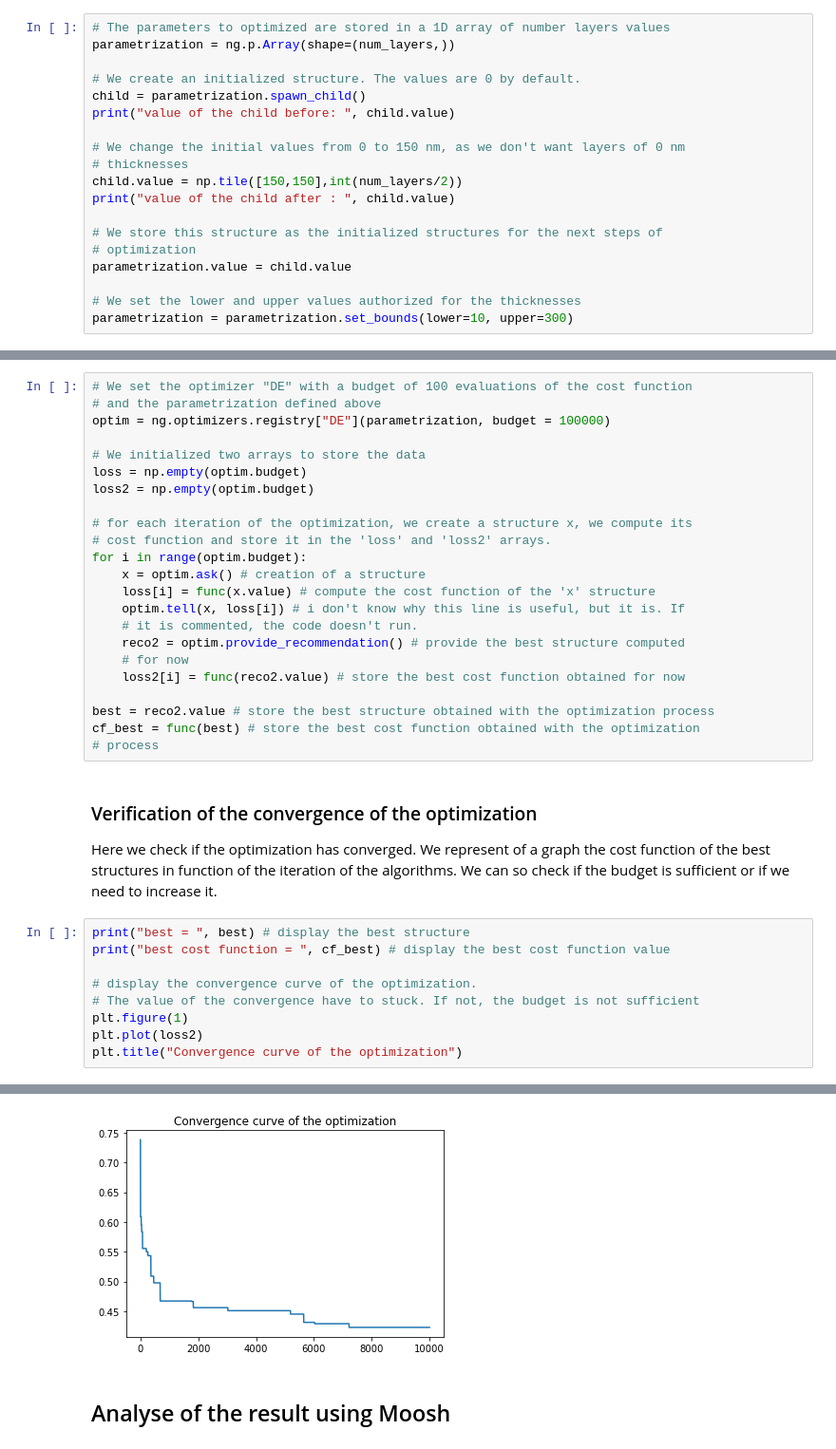
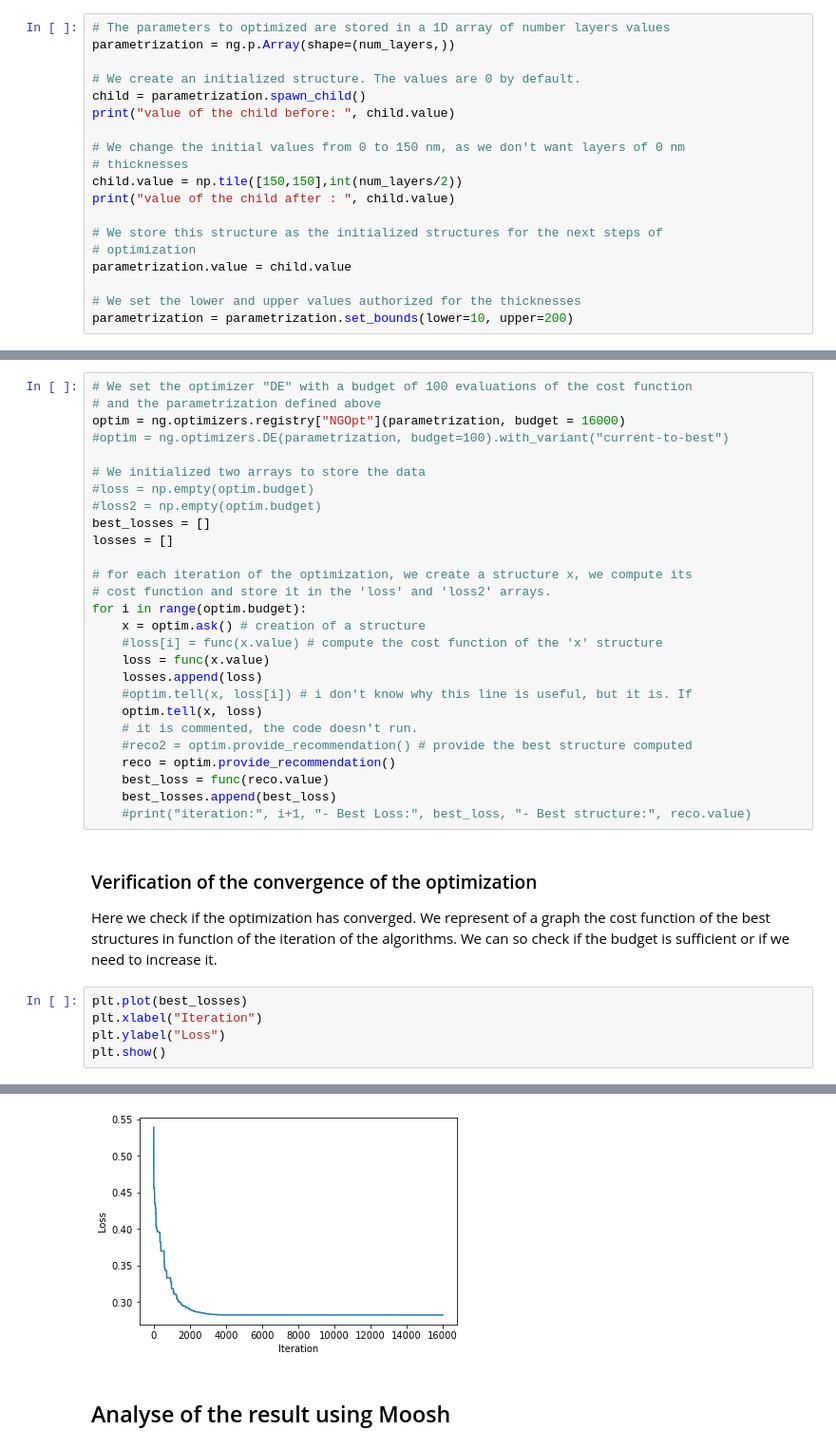
Before and after one commit to Ellawin/NeverPyMoosh, a Jupyter notebook: Chirped.ipynb, the cells around one changed output, grey strips where cells are left out. Shown at 95% size. Cells and saved outputs as stored; diff of their text form.

Commit message:
replace DE with NGOpt in Chirped Notebook

```diff
--- a/Chirped.ipynb
+++ b/Chirped.ipynb
@@ -46,7 +46,7 @@ print("value of the child after : ", child.value)
 parametrization.value = child.value
 
 # We set the lower and upper values authorized for the thicknesses
-parametrization = parametrization.set_bounds(lower=10, upper=300)
+parametrization = parametrization.set_bounds(lower=10, upper=200)
 # %% [output]
 value of the child before:  [0. 0. 0. 0. 0. 0. 0. 0. 0. 0. 0. 0. 0. 0. 0. 0. 0. 0. 0. 0. 0. 0. 0. 0.
  0. 0. 0. 0. 0. 0.]
@@ -65,37 +65,37 @@ It is in the loop that the optimization performs. The `ask()` function generates
 # %%
 # We set the optimizer "DE" with a budget of 100 evaluations of the cost function
 # and the parametrization defined above
-optim = ng.optimizers.registry["DE"](parametrization, budget = 100000)
+optim = ng.optimizers.registry["NGOpt"](parametrization, budget = 16000)
+#optim = ng.optimizers.DE(parametrization, budget=100).with_variant("current-to-best")
 
 # We initialized two arrays to store the data
-loss = np.empty(optim.budget)
-loss2 = np.empty(optim.budget)
+#loss = np.empty(optim.budget)
+#loss2 = np.empty(optim.budget)
+best_losses = []
+losses = []
 
 # for each iteration of the optimization, we create a structure x, we compute its
 # cost function and store it in the 'loss' and 'loss2' arrays.
 for i in range(optim.budget):
     x = optim.ask() # creation of a structure
-    loss[i] = func(x.value) # compute the cost function of the 'x' structure
-    optim.tell(x, loss[i]) # i don't know why this line is useful, but it is. If
+    #loss[i] = func(x.value) # compute the cost function of the 'x' structure
+    loss = func(x.value)
+    losses.append(loss)
+    #optim.tell(x, loss[i]) # i don't know why this line is useful, but it is. If
+    optim.tell(x, loss)
     # it is commented, the code doesn't run.
-    reco2 = optim.provide_recommendation() # provide the best structure computed
-    # for now
-    loss2[i] = func(reco2.value) # store the best cost function obtained for now
-
-best = reco2.value # store the best structure obtained with the optimization process
-cf_best = func(best) # store the best cost function obtained with the optimization
-# process
+    #reco2 = optim.provide_recommendation() # provide the best structure computed
+    reco = optim.provide_recommendation()
+    best_loss = func(reco.value)
+    best_losses.append(best_loss)
+    #print("iteration:", i+1, "- Best Loss:", best_loss, "- Best structure:", reco.value)
 # %% [markdown]
 ### Verification of the convergence of the optimization
 
 Here we check if the optimization has converged. We represent of a graph the cost function of the best structures in function of the iteration of the algorithms. We can so check if the budget is sufficient or if we need to increase it.
 # %%
-print("best = ", best) # display the best structure
-print("best cost function = ", cf_best) # display the best cost function value
-
-# display the convergence curve of the optimization.
-# The value of the convergence have to stuck. If not, the budget is not sufficient
-plt.figure(1)
-plt.plot(loss2)
-plt.title("Convergence curve of the optimization")
+plt.plot(best_losses)
+plt.xlabel("Iteration")
+plt.ylabel("Loss")
+plt.show()
 # %% [output]
@@ -110,4 +102,4 @@ Text(0.5, 1.0, 'Convergence curve of the optimization')
-[figure, old version]
+[figure, new version]
 # %% [markdown]
 ## Analyse of the result using Moosh
 # %% [markdown]
```
Also changed, not shown: parts of 6 cells of this notebook, 22 other files.
